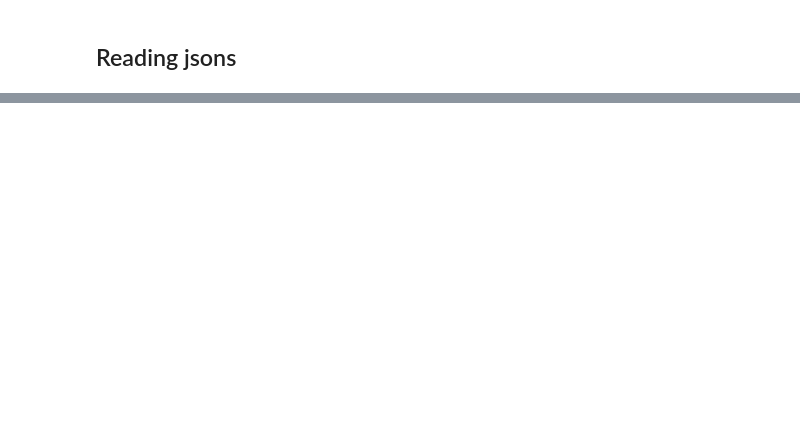
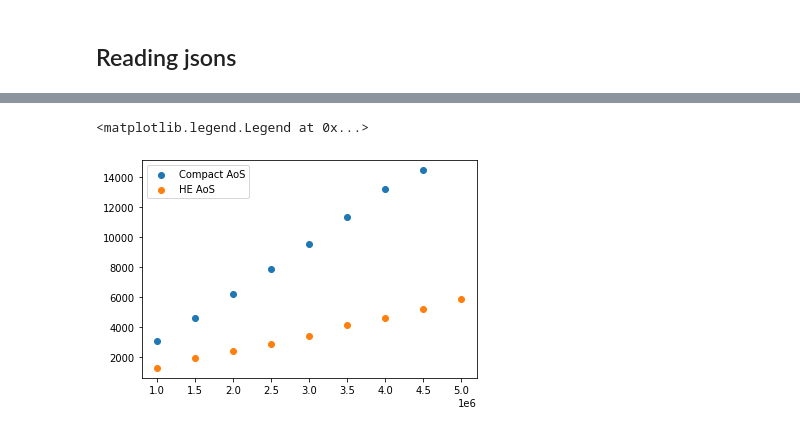
Before and after one commit to ssalinasfe/Compact-Polylla-Mesh, a Jupyter notebook: pruebas/output/plots.ipynb, the cells around one changed output, grey strips where cells are left out. Saved outputs shown, nothing was run; the diff lists cells and outputs as text; code cells hidden in the pictures; blank space fills up the shorter version.

```diff
--- a/pruebas/output/plots.ipynb
+++ b/pruebas/output/plots.ipynb
@@ -60,0 +41,14 @@ data_time_compact = data_time_compact.set_index('n_vertices')
+# %%
+import matplotlib as mpl
+import matplotlib.pyplot as plt
+import numpy as np
+#mpl.rcParams['figure.dpi'] = 800
+#mpl.rcParams['figure.figsize'] = [60, 60]
+
+#data_time.columns.to_list()
+plt.scatter(data_time_compact.n_vertices, data_time_compact.time_triangulation_generation, label='Compact AoS')
+plt.scatter(data_time.n_vertices, data_time.time_triangulation_generation,  label='HE AoS')
+plt.legend()
+# %% [output]
+<matplotlib.legend.Legend at 0x...>
+[figure, added]
```
Also changed, not shown: parts of 7 cells of this notebook, 5 other files.
